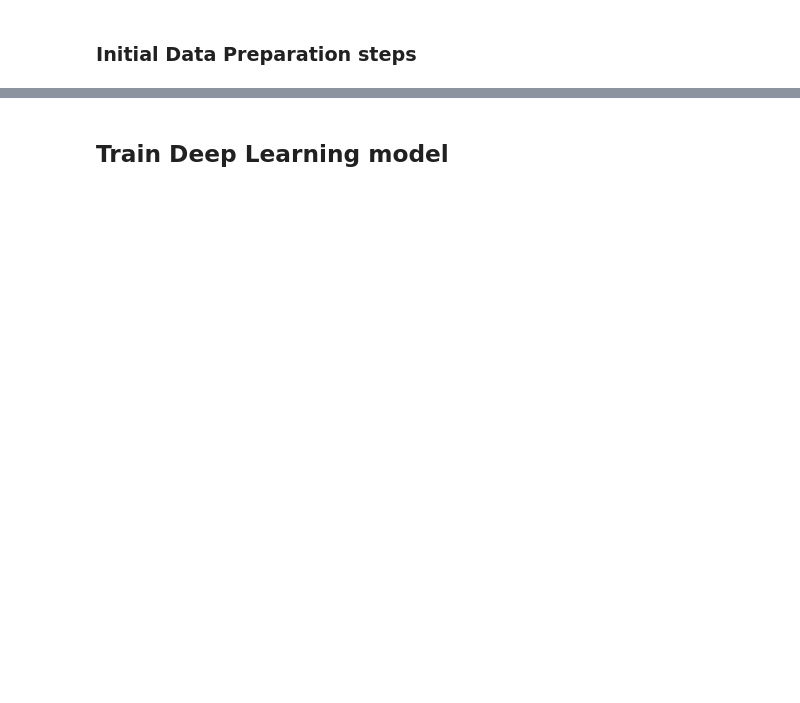
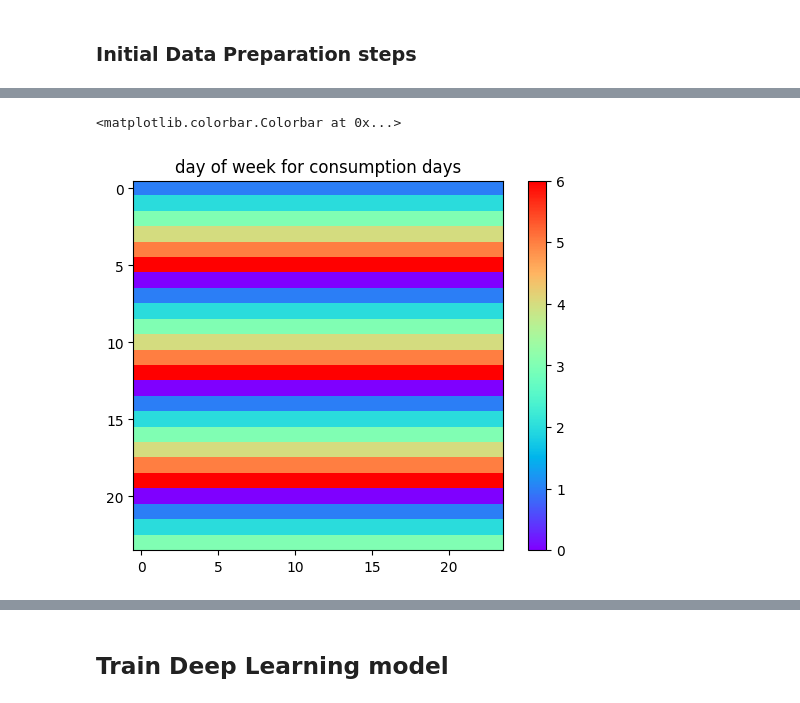
Before and after one commit to FranUrsus/TimeSeriesImaging, a Jupyter notebook: scripts/main.ipynb, the cells around one changed output, grey strips where cells are left out. Saved outputs shown, nothing was run; the diff lists cells and outputs as text; code cells hidden in the pictures; blank space fills up the shorter version.

```diff
--- a/scripts/main.ipynb
+++ b/scripts/main.ipynb
@@ -475,0 +390,25 @@ image_processing.save_three_channels_images(input_nn_diff_train[0:9],input_nn_su
+# %%
+#slide train
+slide_train = [d[1] for d in slide_windows_dictionary.items() if d[0] in consumers_train]
+
+names = []
+for i in range(24):
+    names.append("d"+str(i))
+slide_train_df = pd.DataFrame(np.concatenate(slide_train), columns = names)
+
+
+#slide val
+slide_val = [d[1] for d in slide_windows_dictionary.items() if d[0] in consumers_val]
+
+names = []
+for i in range(24):
+    names.append("d"+str(i))
+slide_val_df = pd.DataFrame(np.concatenate(slide_val), columns = names)
+
+#slide test
+slide_test = [d[1] for d in slide_windows_dictionary.items() if d[0] in consumers_test]
+
+names = []
+for i in range(24):
+    names.append("d"+str(i))
+slide_test_df = pd.DataFrame(np.concatenate(slide_test), columns = names)
@@ -475,0 +530,8 @@ image_processing.save_three_channels_images(input_nn_diff_train[0:9],input_nn_su
+# %%
+month_for_consumption_days_train = pd.read_csv ("../data/month_for_consumption_days_train.csv",sep=",")
+month_for_consumption_days_val = pd.read_csv ("../data/month_for_consumption_days_val.csv",sep=",")
+month_for_consumption_days_test = pd.read_csv ("../data/month_for_consumption_days_test.csv",sep=",")
+
+days_for_consumption_days_train = pd.read_csv ("../data/days_for_consumption_days_train.csv",sep=",")
+days_for_consumption_days_val = pd.read_csv ("../data/days_for_consumption_days_val.csv",sep=",")
+days_for_consumption_days_test = pd.read_csv ("../data/days_for_consumption_days_test.csv",sep=",")
@@ -475,0 +589,6 @@ image_processing.save_three_channels_images(input_nn_diff_train[0:9],input_nn_su
+# %%
+dow_first_row = days_for_consumption_days_train.iloc[666].to_numpy()
+dow_img = dow_first_row
+for i in range (0,23):
+    dow_img = np.column_stack((dow_img,dow_first_row))
+dow_img
@@ -475,0 +613,7 @@ image_processing.save_three_channels_images(input_nn_diff_train[0:9],input_nn_su
+# %%
+plt.imshow(dow_img,cmap = 'rainbow')
+plt.title("day of week for consumption days")
+plt.colorbar()
+# %% [output]
+<matplotlib.colorbar.Colorbar at 0x...>
+[figure, added]
```
Also changed, not shown: parts of 262 cells of this notebook, 5 other files.
